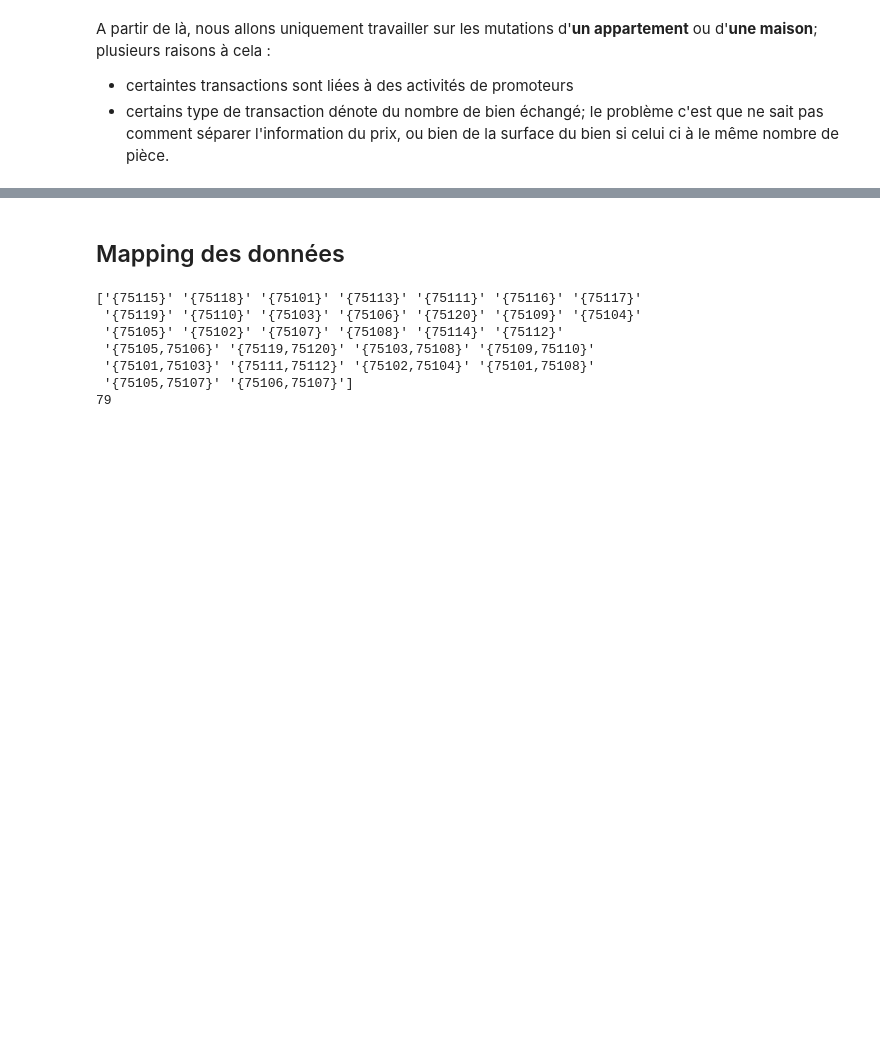
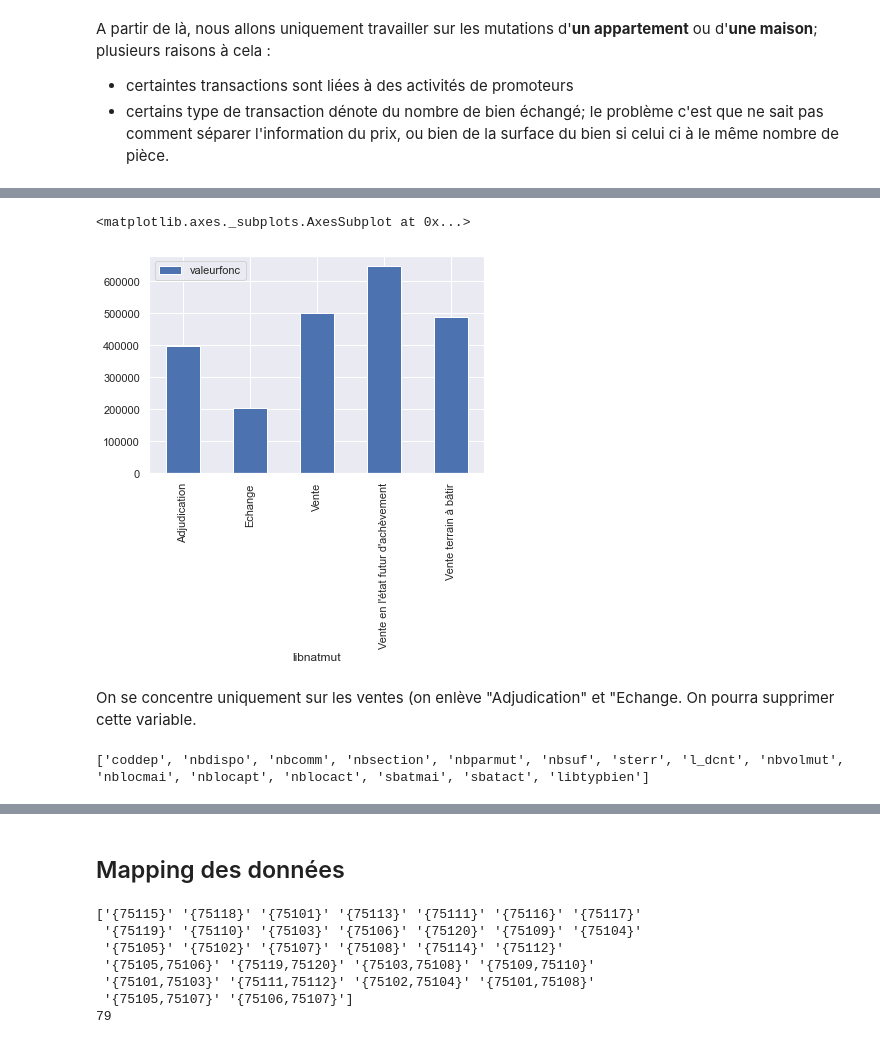
Before and after one commit to Orlogskapten/dvf_ensae_sbra, a Jupyter notebook: wen/mapping_first_look.ipynb, the cells around one changed output, grey strips where cells are left out. Cells and saved outputs as stored; diff of their text form; code cells hidden in the pictures; blank space fills up the shorter version.

```diff
--- a/wen/mapping_first_look.ipynb
+++ b/wen/mapping_first_look.ipynb
@@ -234,0 +237,7 @@ Series([], Name: codservch, dtype: int64)
+# %%
+paris_mutation[["libnatmut", "valeurfonc"]].groupby(["libnatmut"]).mean().plot.bar()
+# %% [output]
+<matplotlib.axes._subplots.AxesSubplot at 0x...>
+[figure, added]
+# %% [markdown]
+On se concentre uniquement sur les ventes (on enlève "Adjudication" et "Echange. On pourra supprimer cette variable.
@@ -234,0 +247,4 @@ Series([], Name: codservch, dtype: int64)
+# %%
+print(dont_keep_col)
+# %% [output]
+['coddep', 'nbdispo', 'nbcomm', 'nbsection', 'nbparmut', 'nbsuf', 'sterr', 'l_dcnt', 'nbvolmut', 'nblocmai', 'nblocapt', 'nblocact', 'sbatmai', 'sbatact', 'libtypbien']
```
Also changed, not shown: parts of 37 cells of this notebook.
